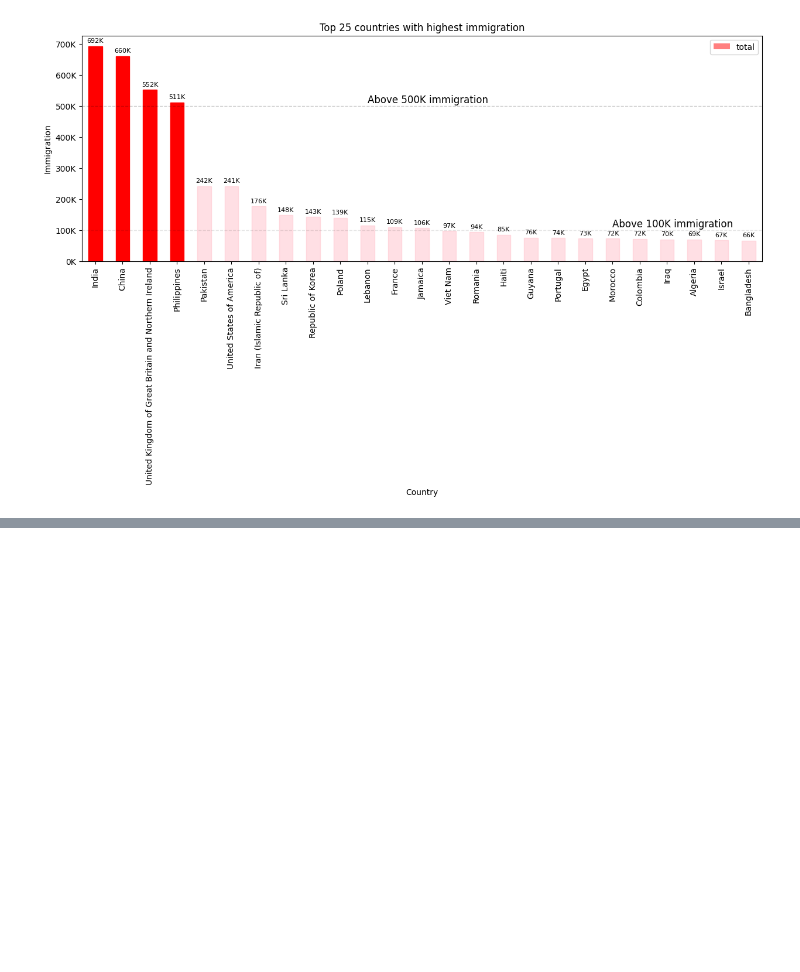
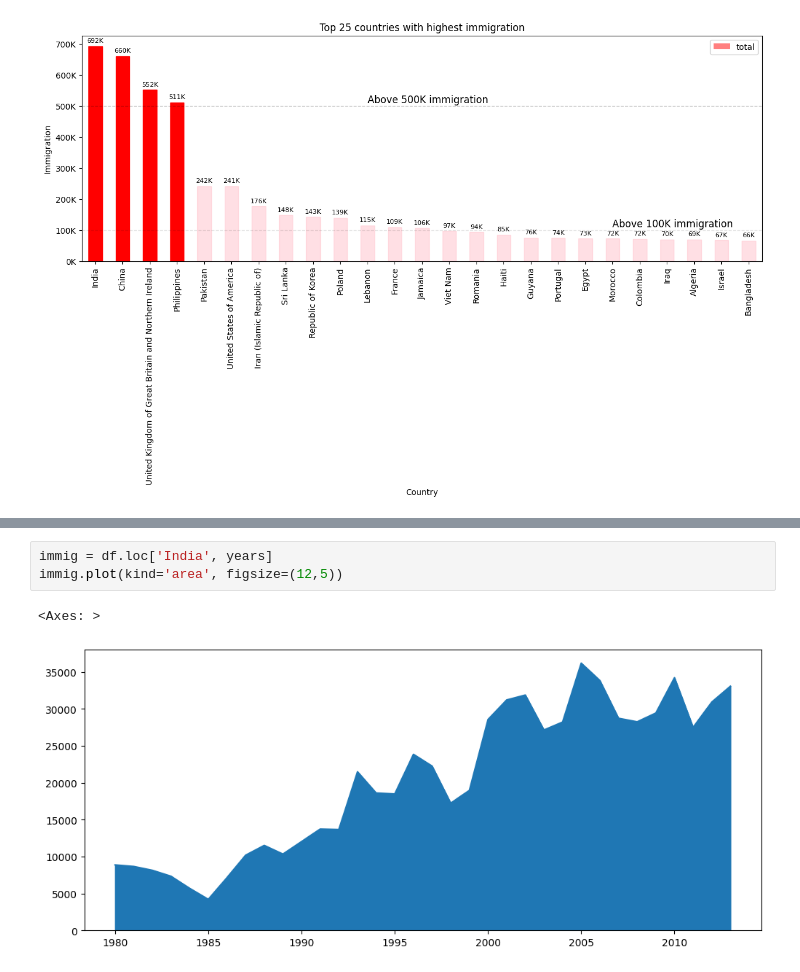
Before and after one commit to zaid-kamil/2024-MAY-PY-930-MWTF, a Jupyter notebook: data analysis/pandas.ipynb, the cells around one changed output, grey strips where cells are left out. Saved outputs shown, nothing was run; the diff lists cells and outputs as text; blank space fills up the shorter version.

```diff
--- a/data analysis/pandas.ipynb
+++ b/data analysis/pandas.ipynb
@@ -1039,0 +1057,6 @@ ax.yaxis.set_major_formatter(lambda x, pos: f'{x/1000:,.0f}K')
+# %%
+immig = df.loc['India', years]
+immig.plot(kind='area', figsize=(12,5))
+# %% [output]
+<Axes: >
+[figure, added]
```
Also changed, not shown: parts of 2 cells of this notebook, 2 other files.
